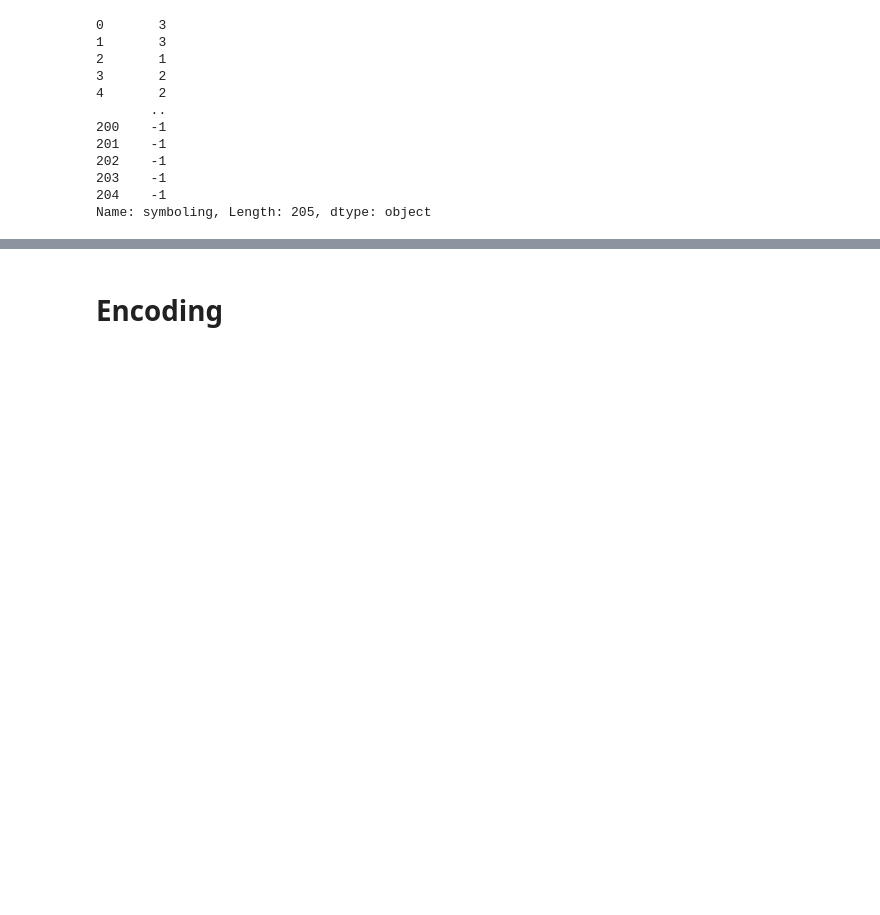
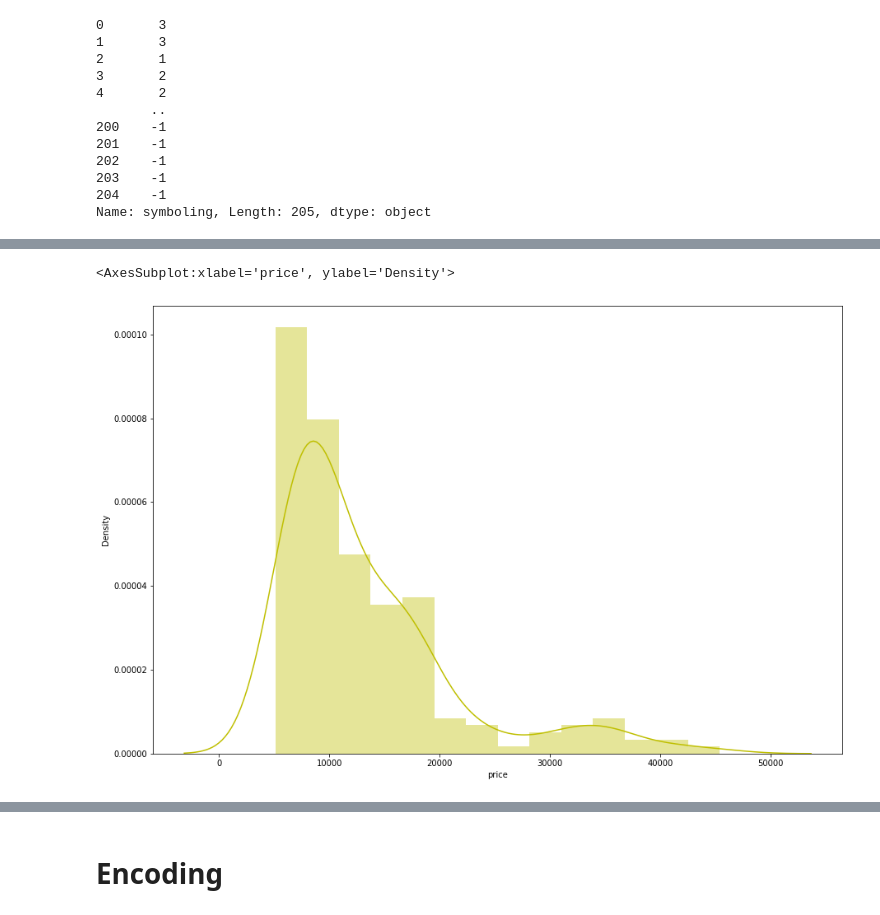
Before and after one commit to aana0308/Car-Price-Prediction, a Jupyter notebook: notebooks/Multiple Linear Regression Analysis.ipynb, the cells around one changed output, grey strips where cells are left out. Drawn from its saved outputs; the diff is of its cells as text; code cells hidden in the pictures; blank space fills up the shorter version.

```diff
--- a/notebooks/Multiple Linear Regression Analysis.ipynb
+++ b/notebooks/Multiple Linear Regression Analysis.ipynb
@@ -190,0 +187,12 @@ Name: symboling, Length: 205, dtype: object
+# %%
+#import the required python libraries
+import matplotlib.pyplot as plt
+
+#set plot size
+plt.figure(figsize=(15,10))
+
+#display the distribution plot of price vc color
+sns.distplot(df['price'],color="y")
+# %% [output]
+<AxesSubplot:xlabel='price', ylabel='Density'>
+[figure, added]
```
Also changed, not shown: parts of 30 cells of this notebook.
